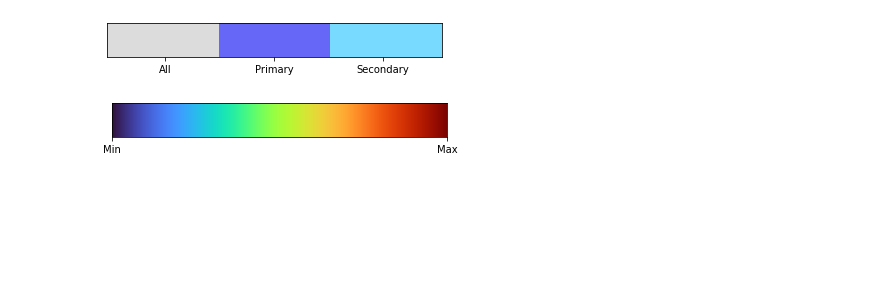
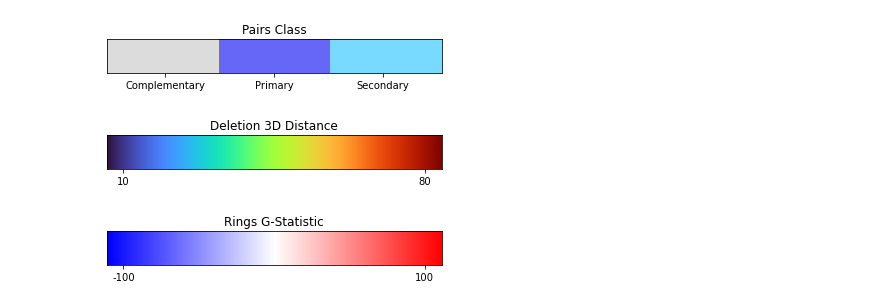
Before and after one commit to Weeks-UNC/RNAvigate, a Jupyter notebook: JNB-example/colors_test.ipynb, the cells around one changed output. Cells and saved outputs as stored; diff of their text form; code cells hidden in the pictures; blank space fills up the shorter version.

```diff
--- a/JNB-example/colors_test.ipynb
+++ b/JNB-example/colors_test.ipynb
@@ -5,21 +5,26 @@ import numpy as np
 
 from matplotlib.colors import ListedColormap
 
-def view_colormap(cmap, ticks, values):
+def view_colormap(cmap, ticks, values, title):
     cmap = plt.cm.get_cmap(cmap)
     colors = cmap(np.arange(cmap.N))
 
     fig, ax = plt.subplots(1, figsize=(6, 2))
     ax.imshow([colors], extent=[0, 10, 0, 1])
+    ax.set_title(title)
     ax.set_xticks(ticks)
     ax.set_xticklabels(values)
     ax.set_yticks([])
 # %%
 cmap = ListedColormap([(80/255., 80/255., 80/255., 0.2), (0., 0., 243/255., 0.6), (30/255., 194/255., 1., 0.6)])
-view_colormap(cmap, [1.75, 5, 8.25], ["All", "Primary", "Secondary"])
+view_colormap(cmap, [1.75, 5, 8.25], ["Complementary", "Primary", "Secondary"], "Pairs Class")
+view_colormap("turbo", [0.5, 9.5], [10, 80], "Deletion 3D Distance")
+view_colormap("bwr", [0.5, 9.5], [-100, 100], "Rings G-Statistic")
 # %% [output]
-[figure, old version]
+[figure, new version]
-# %%
-view_colormap("turbo", [0, 10], ["Min", "Max"])
-# %% [output]
-[figure, removed]
+# %%
+view_colormap("turbo", [0.5, 9.5], [10, 80], "Deletion 3D Distance")
+view_colormap("bwr", [0.5, 9.5], [-100, 100], "Rings G-Statistic")
+# %% [output]
+[figure, added]
+[figure, added]
```
